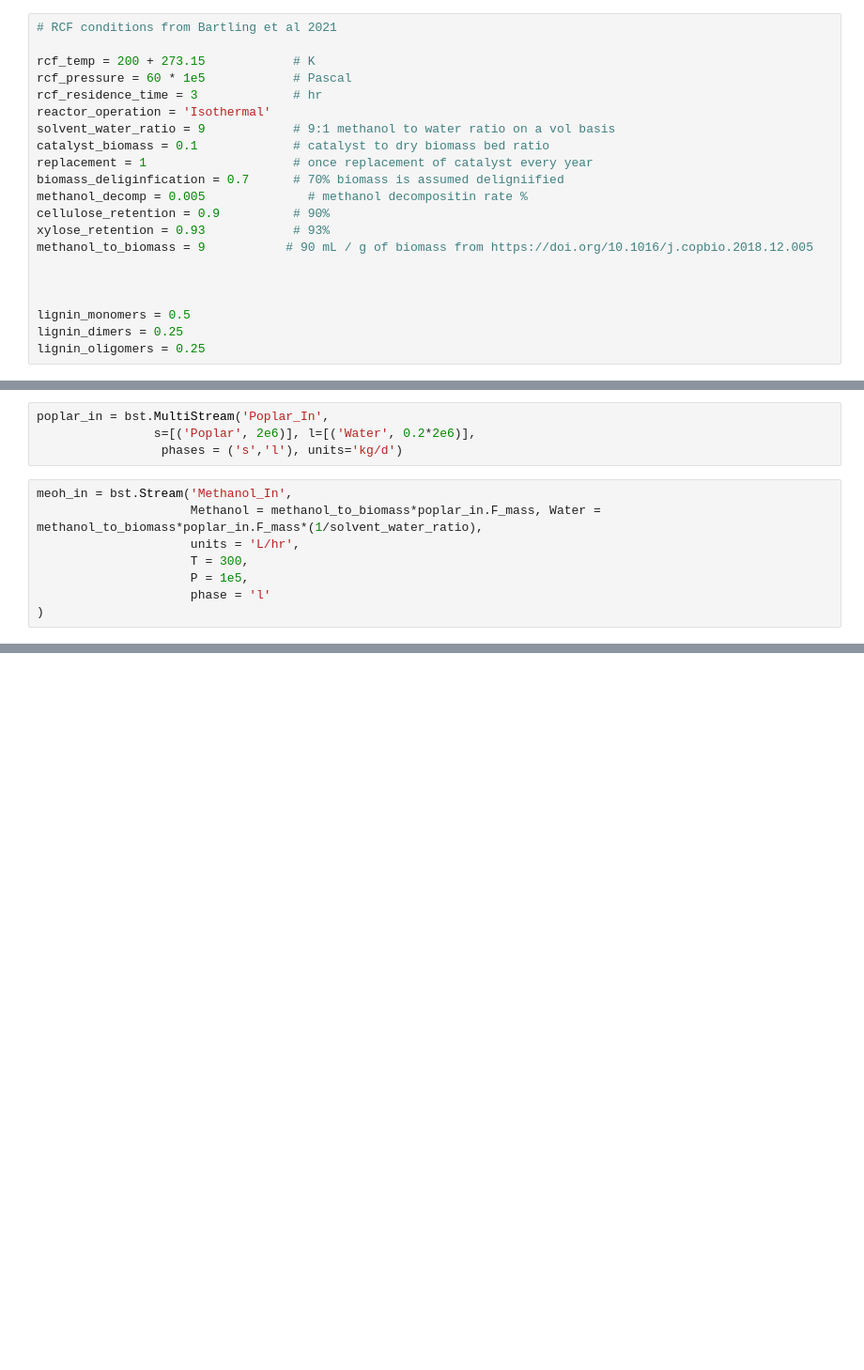
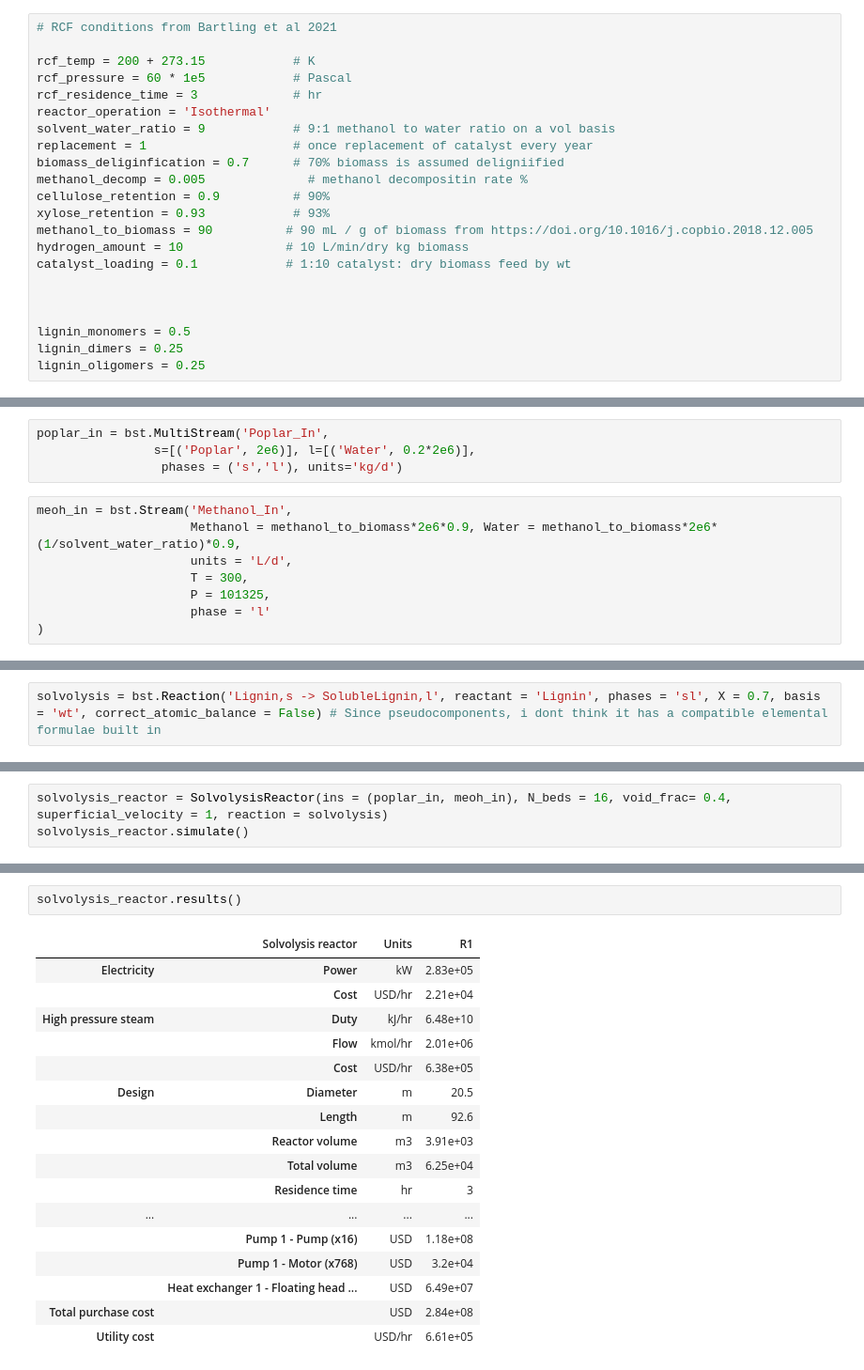
Before and after one commit to H-Wadgama/ATJ, a Jupyter notebook: lignin_saf/rcf_system.ipynb, the cells around one changed output, grey strips where cells are left out. Shown at 94% size. Drawn from its saved outputs; the diff is of its cells as text; blank space fills up the shorter version.

```diff
--- a/lignin_saf/rcf_system.ipynb
+++ b/lignin_saf/rcf_system.ipynb
@@ -52,13 +172,14 @@ rcf_pressure = 60 * 1e5            # Pascal
 rcf_residence_time = 3             # hr
 reactor_operation = 'Isothermal'
 solvent_water_ratio = 9            # 9:1 methanol to water ratio on a vol basis
-catalyst_biomass = 0.1             # catalyst to dry biomass bed ratio
 replacement = 1                    # once replacement of catalyst every year
 biomass_deliginfication = 0.7      # 70% biomass is assumed deligniified
 methanol_decomp = 0.005              # methanol decompositin rate %
 cellulose_retention = 0.9          # 90%
 xylose_retention = 0.93            # 93%
-methanol_to_biomass = 9           # 90 mL / g of biomass from https://doi.org/10.1016/j.copbio.2018.12.005
+methanol_to_biomass = 90          # 90 mL / g of biomass from https://doi.org/10.1016/j.copbio.2018.12.005
+hydrogen_amount = 10              # 10 L/min/dry kg biomass
+catalyst_loading = 0.1            # 1:10 catalyst: dry biomass feed by wt
 
 
 
@@ -71,9 +198,9 @@ poplar_in = bst.MultiStream('Poplar_In',
                  phases = ('s','l'), units='kg/d')
 # %%
 meoh_in = bst.Stream('Methanol_In',
-                     Methanol = methanol_to_biomass*poplar_in.F_mass, Water = methanol_to_biomass*poplar_in.F_mass*(1/solvent_water_ratio),
-                     units = 'L/hr',
+                     Methanol = methanol_to_biomass*2e6*0.9, Water = methanol_to_biomass*2e6*(1/solvent_water_ratio)*0.9,
+                     units = 'L/d',
                      T = 300,
-                     P = 1e5,
+                     P = 101325,
                      phase = 'l'
 )
@@ -80 +228,3 @@ meoh_in = bst.Stream('Methanol_In',
+# %%
+solvolysis = bst.Reaction('Lignin,s -> SolubleLignin,l', reactant = 'Lignin', phases = 'sl', X = 0.7, basis = 'wt', correct_atomic_balance = False) # Since pseudocomponents, i dont think it has a compatible elemental formulae built in
 # %%
@@ -338,0 +539,3 @@ class RCFReactor(bst.Unit, bst.units.design_tools.PressureVessel):
+# %%
+solvolysis_reactor = SolvolysisReactor(ins = (poplar_in, meoh_in), N_beds = 16, void_frac= 0.4, superficial_velocity = 1, reaction = solvolysis)
+solvolysis_reactor.simulate()
@@ -338,0 +551,20 @@ class RCFReactor(bst.Unit, bst.units.design_tools.PressureVessel):
+# %%
+solvolysis_reactor.results()
+# %% [output]
+|  | Solvolysis reactor | Units | R1 |
+| Electricity | Power | kW | 2.83e+05 |
+|  | Cost | USD/hr | 2.21e+04 |
+| High pressure steam | Duty | kJ/hr | 6.48e+10 |
+|  | Flow | kmol/hr | 2.01e+06 |
+|  | Cost | USD/hr | 6.38e+05 |
+| Design | Diameter | m | 20.5 |
+|  | Length | m | 92.6 |
+|  | Reactor volume | m3 | 3.91e+03 |
+|  | Total volume | m3 | 6.25e+04 |
+|  | Residence time | hr | 3 |
+| ... | ... | ... | ... |
+|  | Pump 1 - Pump (x16) | USD | 1.18e+08 |
+|  | Pump 1 - Motor (x768) | USD | 3.2e+04 |
+|  | Heat exchanger 1 - Floating head ... | USD | 6.49e+07 |
+| Total purchase cost |  | USD | 2.84e+08 |
+| Utility cost |  | USD/hr | 6.61e+05 |
```
Also changed, not shown: parts of 31 cells of this notebook, 8 other files.
